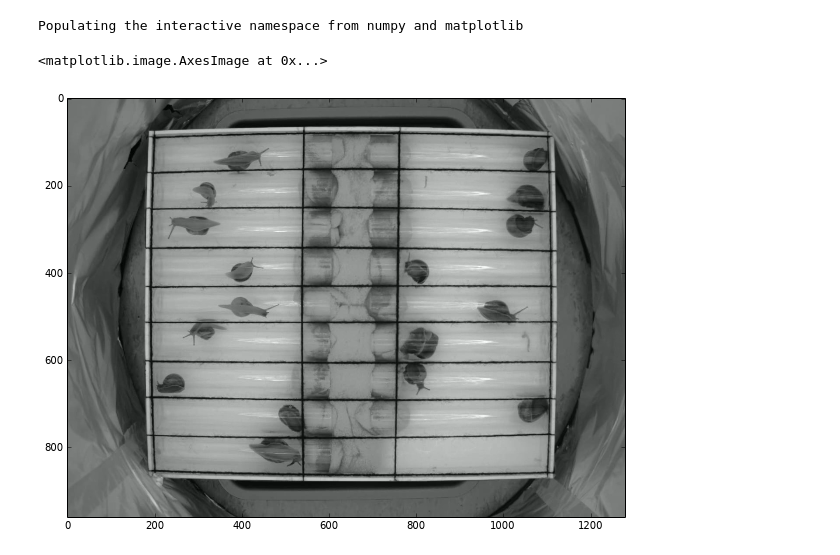
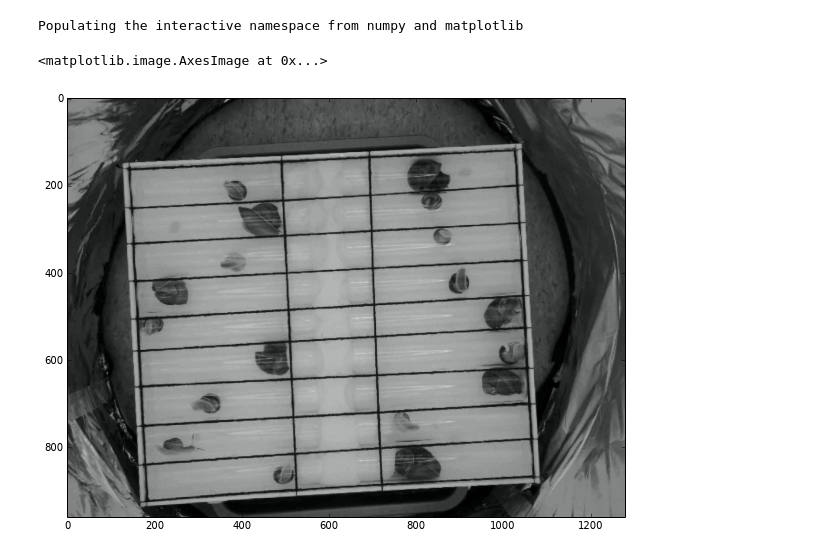
Before and after one commit to gilestrolab/sleepysnail, a Jupyter notebook: prototypes/ROISplitter_2.ipynb, the cells around one changed output. Cells and saved outputs as stored; diff of their text form; code cells hidden in the pictures.

```diff
--- a/prototypes/ROISplitter_2.ipynb
+++ b/prototypes/ROISplitter_2.ipynb
@@ -13,13 +13,12 @@ import scipy.optimize
 import itertools
 from sleepysnail.preprocessing import ROISplitter
 # %%
-grid_img = cv2.imread("grid_test.jpg")
+grid_img = cv2.imread("roi_split_2.png")
 
 grid_grey = cv2.cvtColor(grid_img, cv.CV_BGR2GRAY)
 
-grid_grey = undistort(grid_grey)
 pl.imshow(grid_img)
 # %% [output]
 <matplotlib.image.AxesImage at 0x...>
-[figure, old version]
+[figure, new version]
 # %%
```
Also changed, not shown: parts of 5 cells of this notebook, 5 other files.
